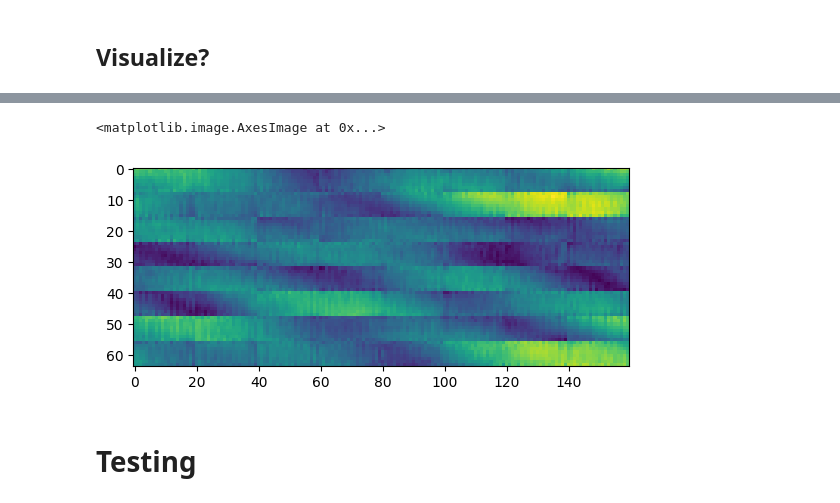
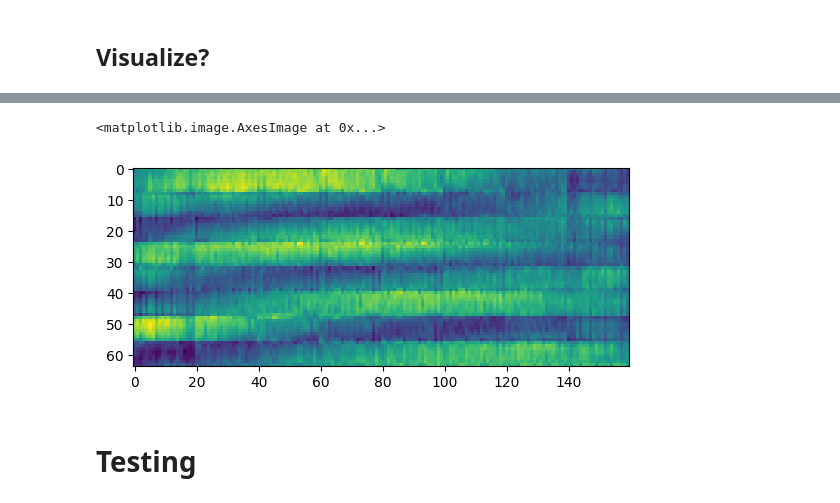
Before and after one commit to dziper/NonstaticCSI, a Jupyter notebook: project/plan.ipynb, the cells around one changed output, grey strips where cells are left out. Drawn from its saved outputs; the diff is of its cells as text; code cells hidden in the pictures.

Commit message:
improve semantics for kmeans encode decode

```diff
--- a/project/plan.ipynb
+++ b/project/plan.ipynb
@@ -88,13 +88,12 @@ plt.imshow(np.squeeze(np.abs(recovered)))
 # %%
-# Kinda janky here but ref Kmeans is also working
-trunc_zdl = single_zdl[:, :error_compressor.num_coeffs]
-quantized_zdl = error_compressor.process(trunc_zdl)
-pca.coeff_trunc = pca.coeff_trunc[:, :error_compressor.num_coeffs]
-quantized_recovered = pca.decode(quantized_zdl)
+# Kmeans is also working!
+quantized_zdl = error_compressor.process(single_zdl)
+padded_zdl = error_compressor.decode(quantized_zdl)
+quantized_recovered = pca.decode(padded_zdl)
 plt.imshow(np.squeeze(np.abs(quantized_recovered)))
 # %% [output]
 <matplotlib.image.AxesImage at 0x...>
-[figure, old version]
+[figure, new version]
 # %% [markdown]
 # Testing
 # %%
```
Also changed, not shown: parts of 1 cell of this notebook, 1 other file.
